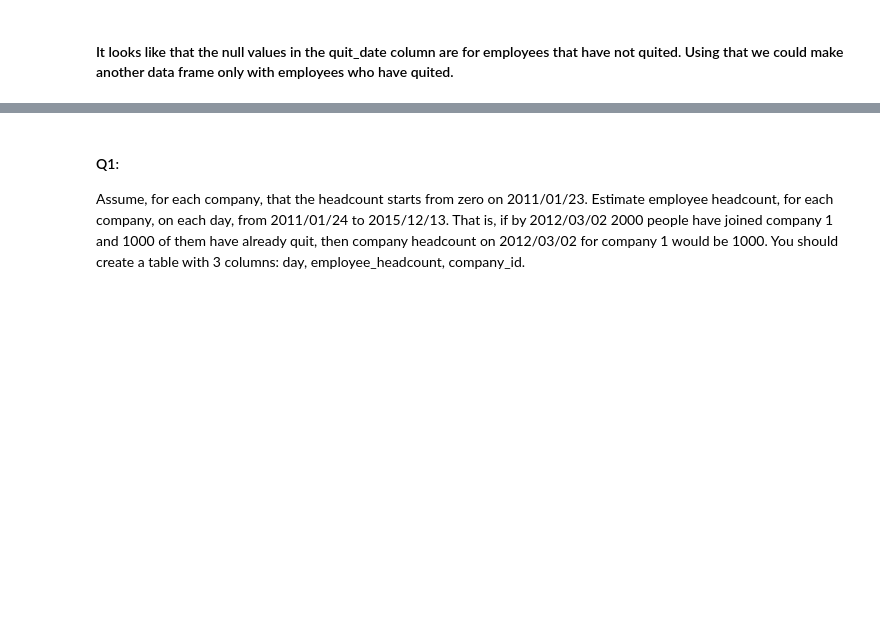
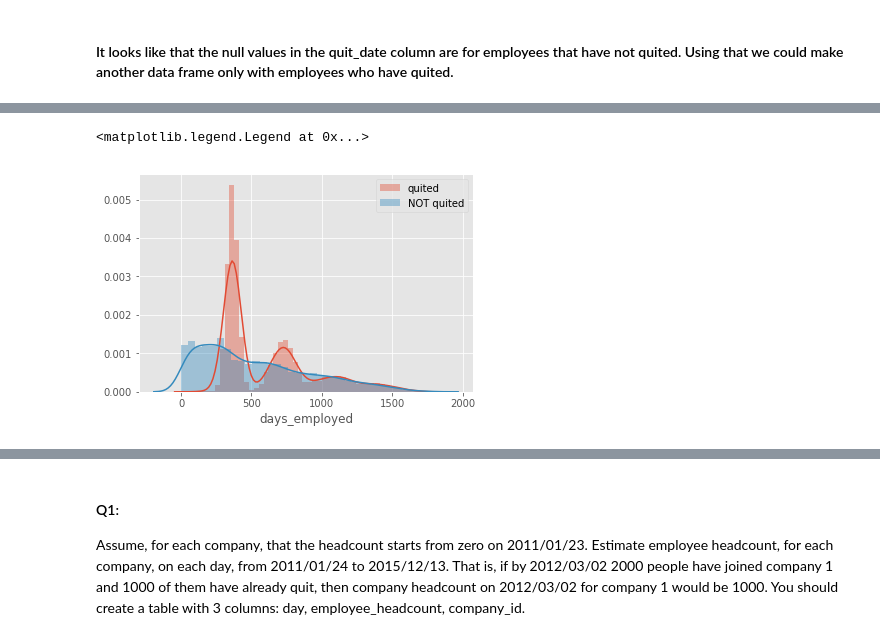
Before and after one commit to moerashidi/employee-retention, a Jupyter notebook: employee-retention.ipynb, the cells around one changed output, grey strips where cells are left out. Drawn from its saved outputs; the diff is of its cells as text; code cells hidden in the pictures; blank space fills up the shorter version.

```diff
--- a/employee-retention.ipynb
+++ b/employee-retention.ipynb
@@ -37,0 +47,6 @@ memory usage: 1.2 MB
+# %%
+def quit(x):
+    if x: return 1
+    else: return 0
+df['quit']=df['quit_date'].notnull()
+df['quit']=df['quit'].apply(quit)
@@ -37,0 +62,3 @@ memory usage: 1.2 MB
+# %%
+df['quit_date_temp']=df['quit_date']
+df['quit_date_temp']=df['quit_date_temp'].fillna(df['join_date'].max())
@@ -37,0 +74,3 @@ memory usage: 1.2 MB
+# %%
+df['days_employed']=(df['quit_date_temp']-df['join_date']).astype('timedelta64[D]')
+df.drop(labels='quit_date_temp',inplace=True,axis=1)
@@ -37,0 +86,7 @@ memory usage: 1.2 MB
+# %%
+sns.distplot(df[df['quit']==1]['days_employed'],label='quited')
+sns.distplot(df[df['quit']==0]['days_employed'],label='NOT quited')
+plt.legend()
+# %% [output]
+<matplotlib.legend.Legend at 0x...>
+[figure, added]
```
Also changed, not shown: parts of 15 cells of this notebook.
